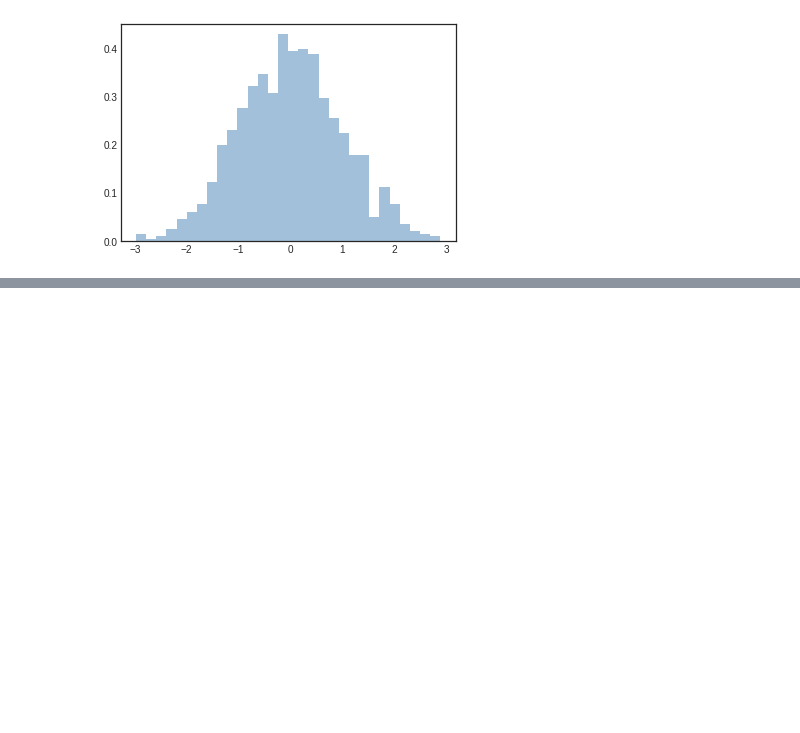
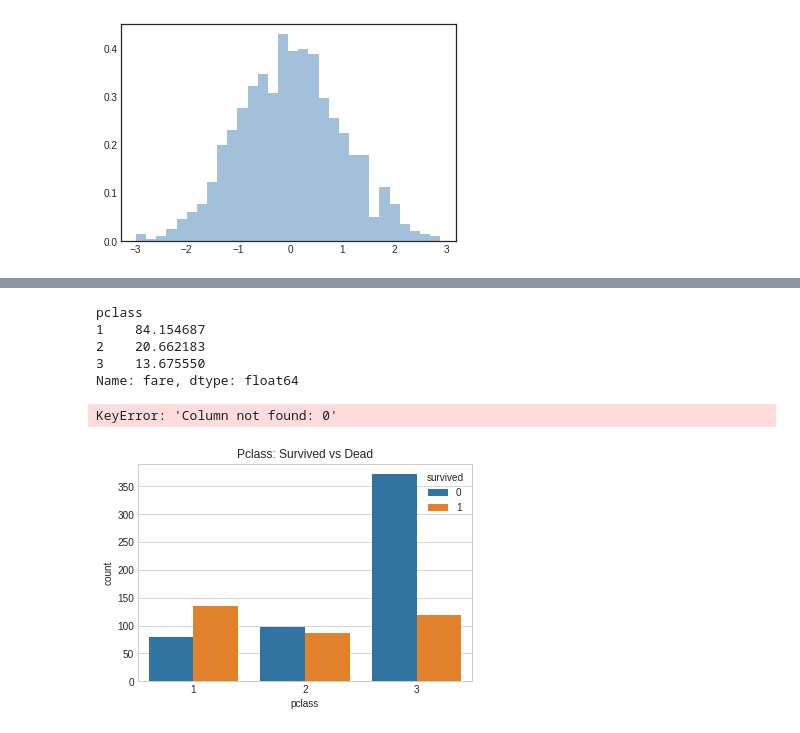
Before and after one commit to RoberHerraiz/eoi, a Jupyter notebook: 09-data-science/04-Matplotlib.ipynb, the cells around one changed output, grey strips where cells are left out. Drawn from its saved outputs; the diff is of its cells as text; code cells hidden in the pictures; blank space fills up the shorter version.

```diff
--- a/09-data-science/04-Matplotlib.ipynb
+++ b/09-data-science/04-Matplotlib.ipynb
@@ -394,0 +395,3 @@ plt.hist(blue, **kwargs);
+# %%
+import seaborn as sns
+titanic = sns.load_dataset('titanic')
@@ -394,0 +414,18 @@ plt.hist(blue, **kwargs);
+# %%
+titanic.groupby('pclass')['fare'].mean()
+# %% [output]
+pclass
+1    84.154687
+2    20.662183
+3    13.675550
+Name: fare, dtype: float64
+# %%
+plt.hist(titanic.groupby('pclass')[0])
+# %% [output]
+KeyError: 'Column not found: 0'
+# %%
+sns.countplot('pclass', hue='survived', data=titanic)
+plt.title('Pclass: Survived vs Dead')
+plt.show()
+# %% [output]
+[figure, added]
```
Also changed, not shown: parts of 14 cells of this notebook, 2 other files.
